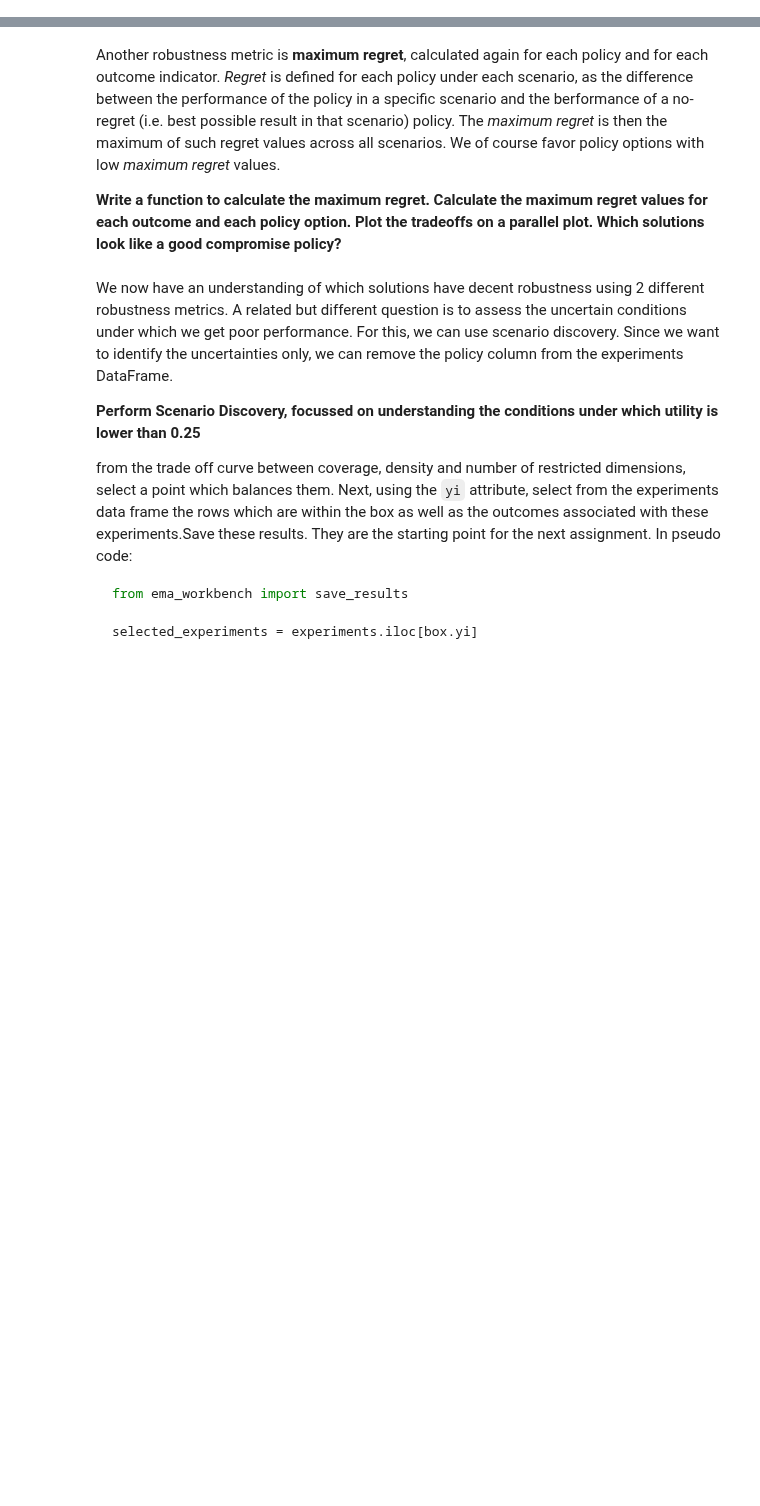
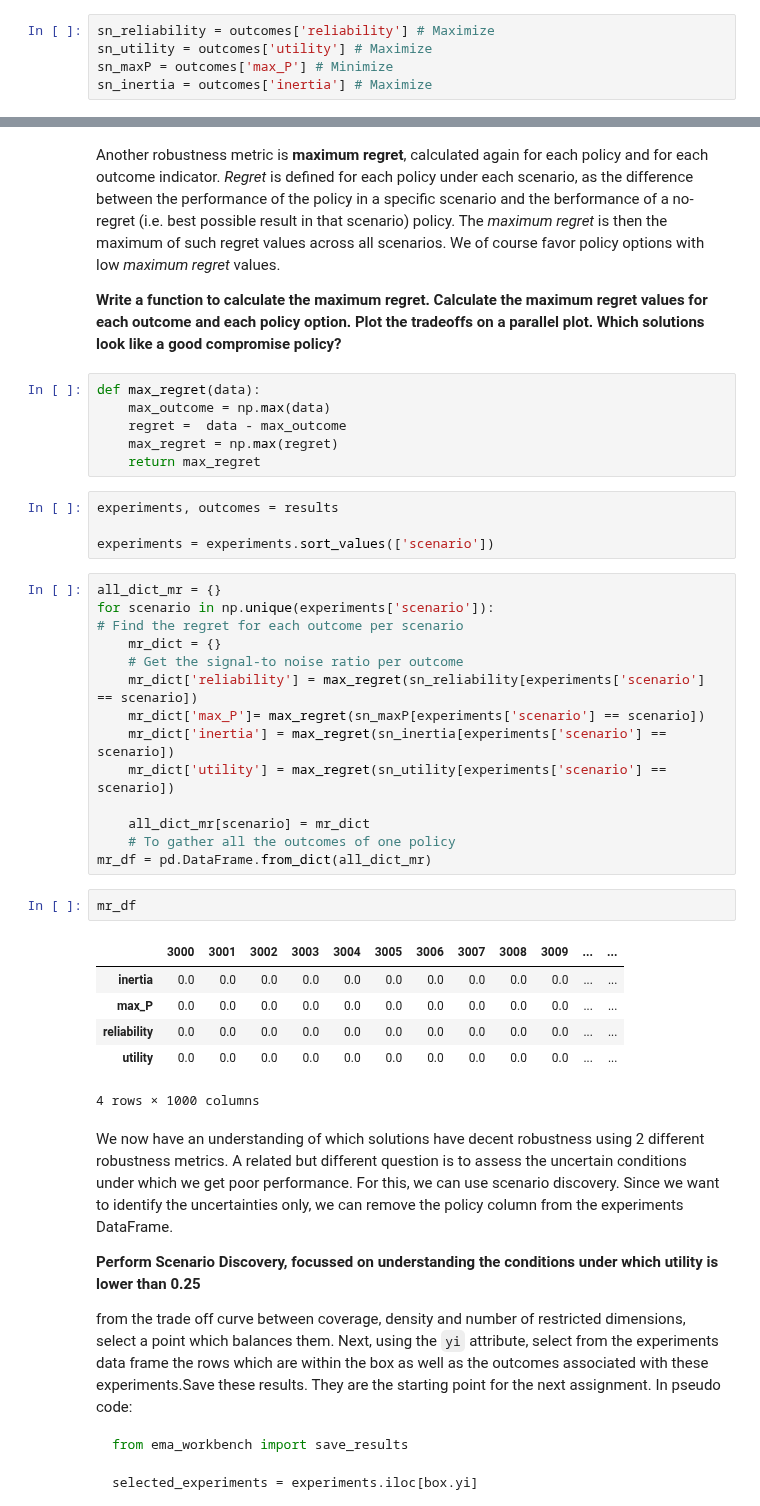
Before and after one commit to triple-capacho/EPA1361, a Jupyter notebook: Week 5-6 - robustness and direct search/assignment 8 - MORDM.ipynb, the cells around one changed output, grey strips where cells are left out. Saved outputs shown, nothing was run; the diff lists cells and outputs as text; blank space fills up the shorter version.

Commit message:
Re-evluation fixed & reply to Martajin & Continue maximum regret tmr

```diff
--- a/Week 5-6 - robustness and direct search/assignment 8 - MORDM.ipynb
+++ b/Week 5-6 - robustness and direct search/assignment 8 - MORDM.ipynb
@@ -361,0 +405,5 @@ sn_inertia = outcomes['inertia'] # Maximize
+# %%
+sn_reliability = outcomes['reliability'] # Maximize
+sn_utility = outcomes['utility'] # Maximize
+sn_maxP = outcomes['max_P'] # Minimize
+sn_inertia = outcomes['inertia'] # Maximize
@@ -392,6 +466,39 @@ plt.show()
 Another robustness metric is **maximum regret**, calculated again for each policy and for each outcome indicator. *Regret* is defined for each policy under each scenario, as the difference between the performance of the policy in a specific scenario and the berformance of a no-regret (i.e. best possible result in that scenario) policy. The *maximum regret*  is then the maximum of such regret values across all scenarios. We of course favor policy options with low *maximum regret* values.
 
 **Write a function to calculate the maximum regret. Calculate the maximum regret values for each outcome and each policy option. Plot the tradeoffs on a parallel plot. Which solutions look like a good compromise policy?**
+# %%
+def max_regret(data):
+    max_outcome = np.max(data)
+    regret =  data - max_outcome
+    max_regret = np.max(regret)
+    return max_regret
+# %%
+experiments, outcomes = results
+
+experiments = experiments.sort_values(['scenario'])
+# %%
+all_dict_mr = {}
+for scenario in np.unique(experiments['scenario']):
+# Find the regret for each outcome per scenario
+    mr_dict = {}
+    # Get the signal-to noise ratio per outcome
+    mr_dict['reliability'] = max_regret(sn_reliability[experiments['scenario'] == scenario])
+    mr_dict['max_P']= max_regret(sn_maxP[experiments['scenario'] == scenario])
+    mr_dict['inertia'] = max_regret(sn_inertia[experiments['scenario'] == scenario])
+    mr_dict['utility'] = max_regret(sn_utility[experiments['scenario'] == scenario])
+
+    all_dict_mr[scenario] = mr_dict
+    # To gather all the outcomes of one policy
+mr_df = pd.DataFrame.from_dict(all_dict_mr)
+# %%
+mr_df
+# %% [output]
+|  | 3000 | 3001 | 3002 | 3003 | 3004 | 3005 | 3006 | 3007 | 3008 | 3009 | ... | ... |
+| inertia | 0.0 | 0.0 | 0.0 | 0.0 | 0.0 | 0.0 | 0.0 | 0.0 | 0.0 | 0.0 | ... | ... |
+| max_P | 0.0 | 0.0 | 0.0 | 0.0 | 0.0 | 0.0 | 0.0 | 0.0 | 0.0 | 0.0 | ... | ... |
+| reliability | 0.0 | 0.0 | 0.0 | 0.0 | 0.0 | 0.0 | 0.0 | 0.0 | 0.0 | 0.0 | ... | ... |
+| utility | 0.0 | 0.0 | 0.0 | 0.0 | 0.0 | 0.0 | 0.0 | 0.0 | 0.0 | 0.0 | ... | ... |
+4 rows × 1000 columns
 # %% [markdown]
 We now have an understanding of which solutions have decent robustness using 2 different robustness metrics. A related but different question is to assess the uncertain conditions under which we get poor performance. For this, we can use scenario discovery. Since we want to identify the uncertainties only, we can remove the policy column from the experiments DataFrame.
 
```
Also changed, not shown: parts of 33 cells of this notebook.
